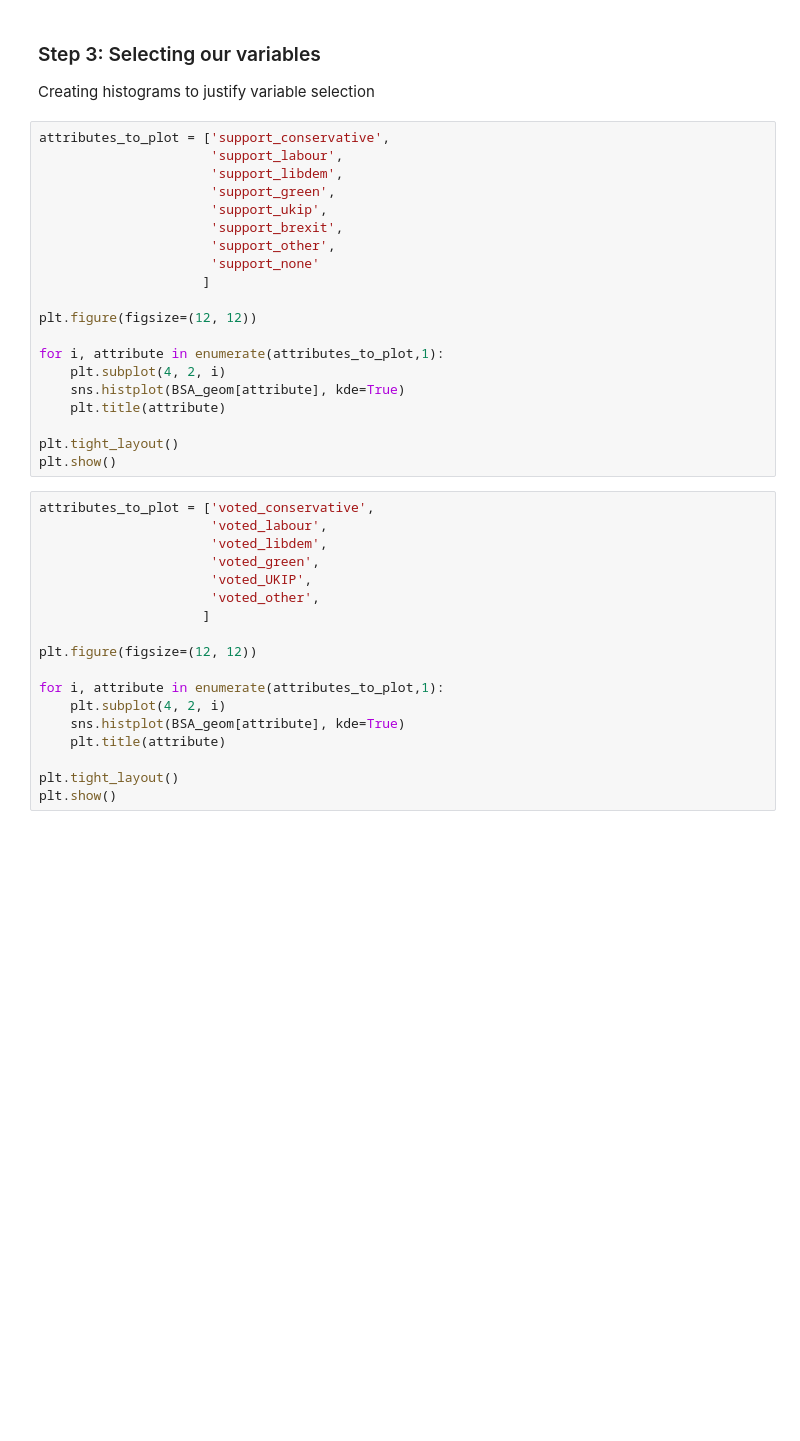
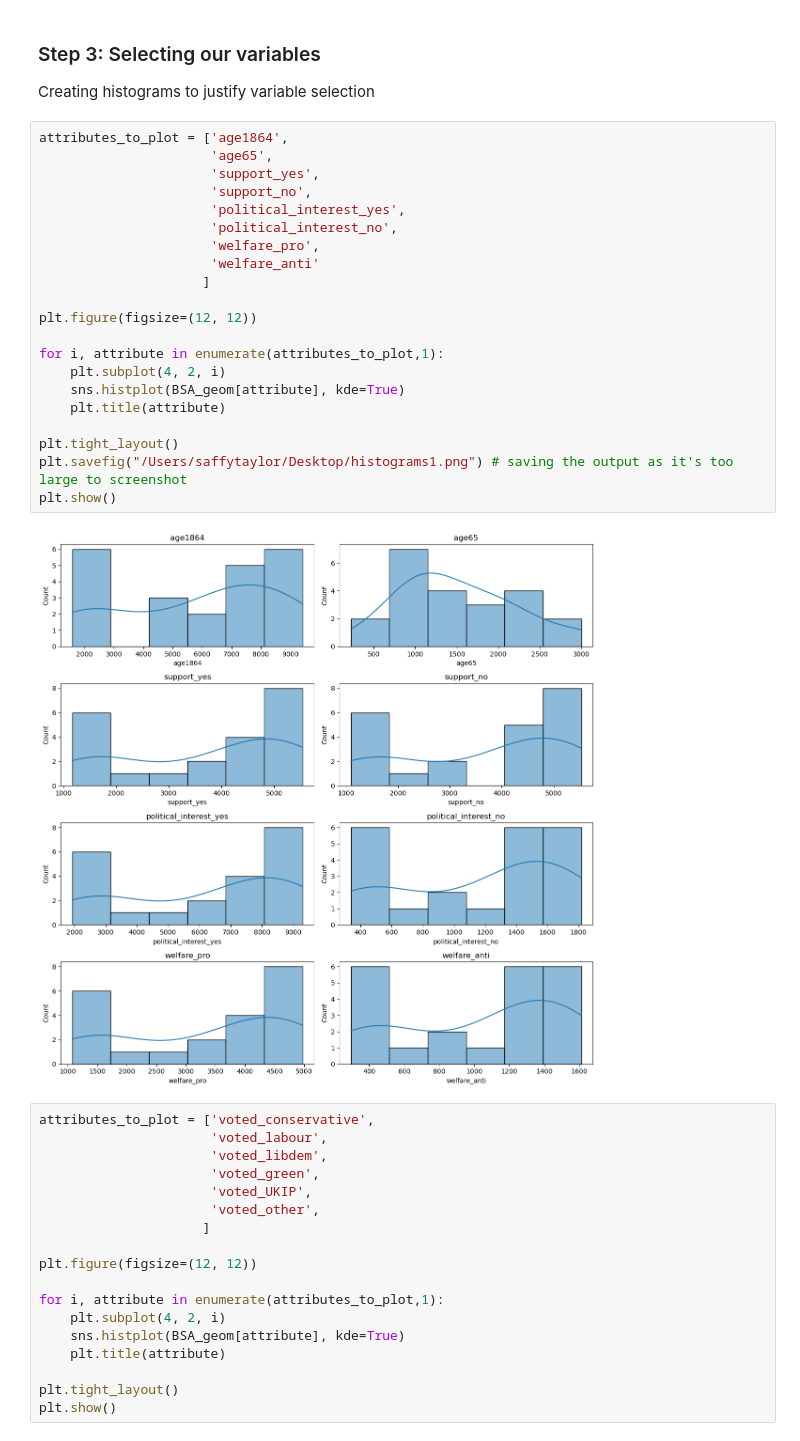
Before and after one commit to saffytaylor/UA_Final, a Jupyter notebook: Geodemographics.ipynb, the cells around one changed output. Drawn from its saved outputs; the diff is of its cells as text; blank space fills up the shorter version.

```diff
--- a/Geodemographics.ipynb
+++ b/Geodemographics.ipynb
@@ -41,25 +69,28 @@ BSA_geom.head()
 
 Creating histograms to justify variable selection
 # %%
-attributes_to_plot = ['support_conservative',
-                      'support_labour',
-                      'support_libdem',
-                      'support_green',
-                      'support_ukip',
-                      'support_brexit',
-                      'support_other',
-                      'support_none'
+attributes_to_plot = ['age1864',
+                      'age65',
+                      'support_yes',
+                      'support_no',
+                      'political_interest_yes',
+                      'political_interest_no',
+                      'welfare_pro',
+                      'welfare_anti'
                      ]
 
 plt.figure(figsize=(12, 12))
 
 for i, attribute in enumerate(attributes_to_plot,1):
     plt.subplot(4, 2, i)
     sns.histplot(BSA_geom[attribute], kde=True)
     plt.title(attribute)
 
 plt.tight_layout()
+plt.savefig("/Users/saffytaylor/Desktop/histograms1.png") # saving the output as it's too large to screenshot
 plt.show()
+# %% [output]
+[figure, added]
 # %%
 attributes_to_plot = ['voted_conservative',
                       'voted_labour',
```
Also changed, not shown: parts of 35 cells of this notebook, 4 other files.
